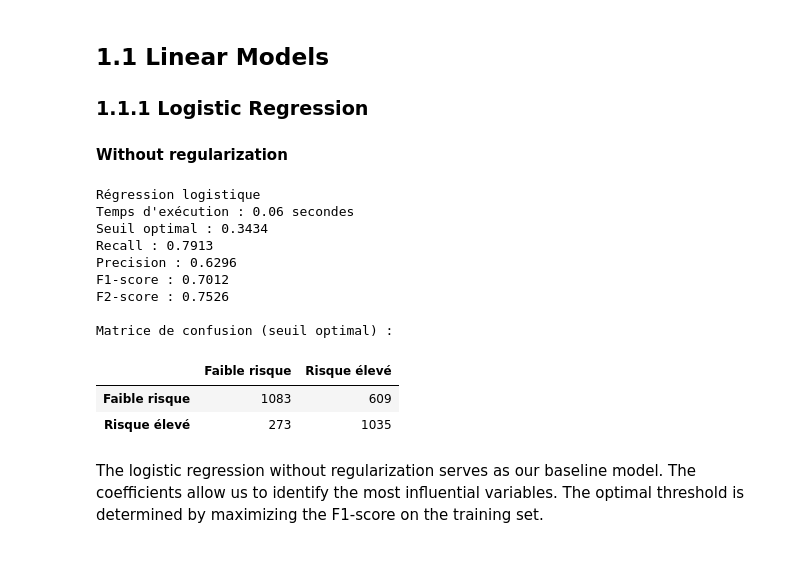
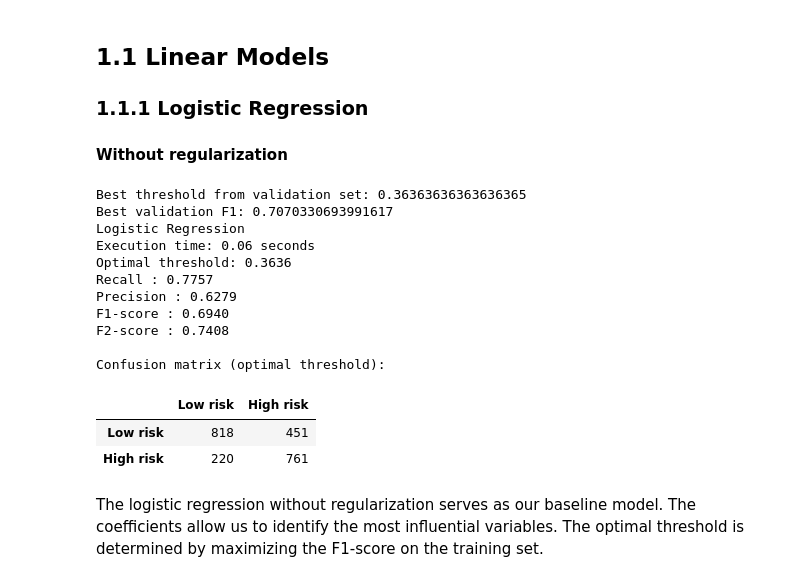
Before and after one commit to HOANG-Anh2004/projet_ML_4A_GMM_INSA, a Jupyter notebook: Modelisation.ipynb, the cells around one changed output. Drawn from its saved outputs; the diff is of its cells as text; code cells hidden in the pictures.

```diff
--- a/Modelisation.ipynb
+++ b/Modelisation.ipynb
@@ -115,0 +112,3 @@ Dimension des données encodées : (15000, 34)
+# %%
+numeric_features_classif = df_encoded_classif.select_dtypes(include=[np.number]).columns.tolist()
+categorical_features_classif = df_encoded_classif.select_dtypes(include=['category']).columns.tolist
@@ -116,15 +129,23 @@ Dimension des données encodées : (15000, 34)
 # %%
 y_classif = df_encoded_classif["Heart_Disease_Risk"].cat.codes.values
-X_classif = df_encoded_classif.drop(columns=["Heart_Disease_Risk"]).values
+X_classif = df_encoded_classif.drop(columns=["Heart_Disease_Risk"])
 feature_names_classif = df_encoded_classif.drop(columns=["Heart_Disease_Risk"]).columns
 
 Xtrain_c, Xtest_c, ytrain_c, ytest_c = train_test_split(
-    X_classif, y_classif, test_size=0.2, random_state=42, stratify=y_classif)
+    X_classif, y_classif, test_size=0.3, random_state=42, stratify=y_classif)
+
+Xval_c, Xtest_c, yval_c, ytest_c = train_test_split(
+    Xtest_c, ytest_c, test_size=0.5, random_state=42, stratify=ytest_c)
 
 scaler_c = StandardScaler()
-Xtrain_c_sc = scaler_c.fit_transform(Xtrain_c)
-Xtest_c_sc  = scaler_c.transform(Xtest_c)
+Xtrain_c_sc = Xtrain_c.copy()
+Xtest_c_sc  = Xtest_c.copy()
+Xval_c_sc   = Xval_c.copy()
+Xtrain_c_sc[numeric_features_classif] = scaler_c.fit_transform(Xtrain_c[numeric_features_classif])
+Xtest_c_sc[numeric_features_classif] = scaler_c.transform(Xtest_c[numeric_features_classif])
+Xval_c_sc[numeric_features_classif] = scaler_c.transform(Xval_c[numeric_features_classif])
 
 print("Training set:", Xtrain_c.shape[0], "observations")
 print("Test set:     ", Xtest_c.shape[0], "observations")
+print("Validation set:", Xval_c.shape[0], "observations")
 # %% [output]
@@ -146,43 +191,52 @@ To compare the efficiency of each method, we use the **F1-score** as the main me
 #### Without regularization
 # %%
 from sklearn.linear_model import LogisticRegression
+from sklearn.model_selection import StratifiedKFold, cross_val_predict
+
 
 ts = time.time()
 logit = LogisticRegression(solver='liblinear', max_iter=1000)
-logit.fit(Xtrain_c, ytrain_c)
+logit.fit(Xtrain_c_sc, ytrain_c)
+
 te = time.time()
 
-# Probabilities
-y_proba_logit = logit.predict_proba(Xtest_c)[:, 1]
+# Choose threshold using only validation predictions
+y_val_proba = logit.predict_proba(Xval_c_sc)[:, 1]
+best_threshold, best_f1_cv = find_optimal_threshold_f1(yval_c, y_val_proba)
 
-# Threshold optimization
-best_threshold, best_f1 = find_optimal_threshold_f1(ytest_c, y_proba_logit)
+print("Best threshold from validation set:", best_threshold)
+print("Best validation F1:", best_f1_cv)
+
+# predictions on test set
+y_proba_logit = logit.predict_proba(Xtest_c_sc)[:, 1]
 metrics_logit = evaluate_with_threshold(ytest_c, y_proba_logit, best_threshold)
 
 print("Logistic Regression")
 print(f"Execution time: {te-ts:.2f} seconds")
 print(f"Optimal threshold: {best_threshold:.4f}")
 print(f"Recall : {metrics_logit['recall']:.4f}")
 print(f"Precision : {metrics_logit['precision']:.4f}")
 print(f"F1-score : {metrics_logit['f1']:.4f}")
 print(f"F2-score : {metrics_logit['f2']:.4f}")
 
 y_pred_opt = (y_proba_logit >= best_threshold).astype(int)
 print("\nConfusion matrix (optimal threshold):")
 pd.DataFrame(confusion_matrix(ytest_c, y_pred_opt), index=labels_risk, columns=labels_risk)
 # %% [output]
-Régression logistique
-Temps d'exécution : 0.06 secondes
-Seuil optimal : 0.3434
-Recall : 0.7913
-Precision : 0.6296
-F1-score : 0.7012
-F2-score : 0.7526
+Best threshold from validation set: 0.36363636363636365
+Best validation F1: 0.7070330693991617
+Logistic Regression
+Execution time: 0.06 seconds
+Optimal threshold: 0.3636
+Recall : 0.7757
+Precision : 0.6279
+F1-score : 0.6940
+F2-score : 0.7408
 
-Matrice de confusion (seuil optimal) :
+Confusion matrix (optimal threshold):
-|  | Faible risque | Risque élevé |
-| Faible risque | 1083 | 609 |
-| Risque élevé | 273 | 1035 |
+|  | Low risk | High risk |
+| Low risk | 818 | 451 |
+| High risk | 220 | 761 |
 # %% [markdown]
 The logistic regression without regularization serves as our baseline model. The coefficients allow us to identify the most influential variables. The optimal threshold is determined by maximizing the F1-score on the training set.
 # %% [markdown]
```
Also changed, not shown: parts of 51 cells of this notebook, 1 other file.
